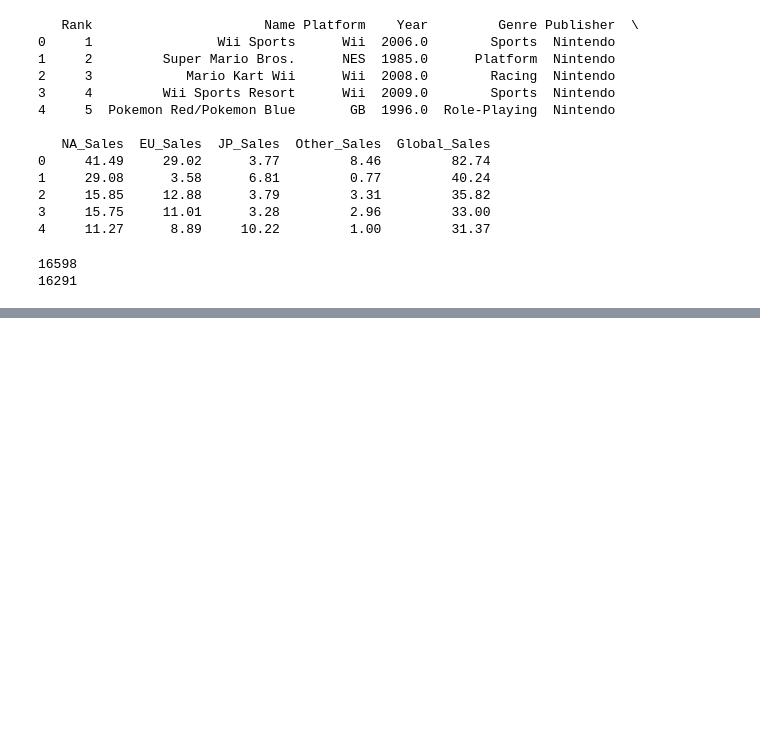
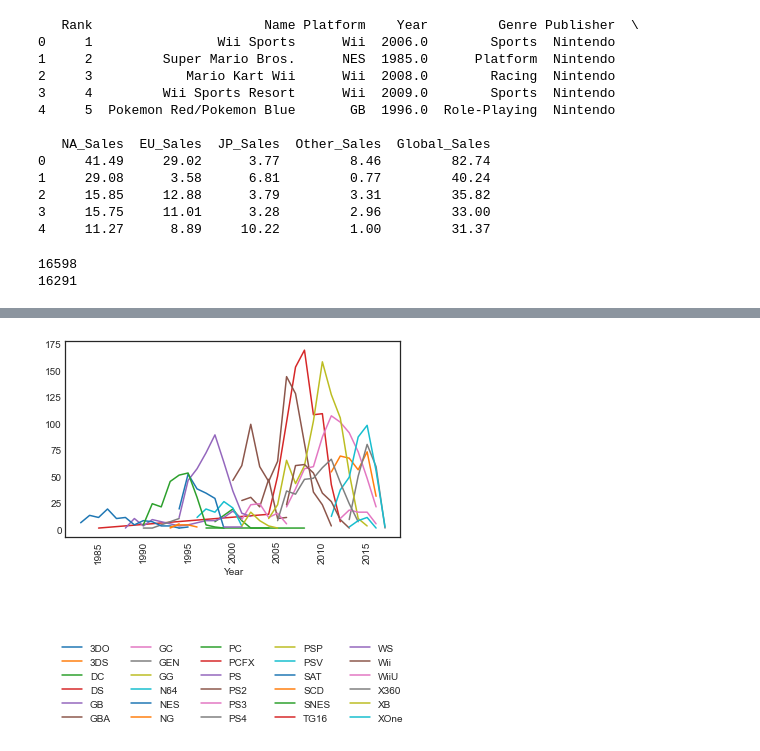
Before and after one commit to chiaracapuano/vgsales, a Jupyter notebook: Capuano_Chiara_vgsales.ipynb, the cells around one changed output, grey strips where cells are left out. Saved outputs shown, nothing was run; the diff lists cells and outputs as text; code cells hidden in the pictures; blank space fills up the shorter version.

```diff
--- a/Capuano_Chiara_vgsales.ipynb
+++ b/Capuano_Chiara_vgsales.ipynb
@@ -35,0 +122,5 @@ print(len(vgsales))
+# %%
+JP = df_transform(vgsales_JP, 'Platform', 'Year')
+plot_trends(JP, 'Platform', 'Year', lst=None)
+# %% [output]
+[figure, added]
```
Also changed, not shown: parts of 8 cells of this notebook.
